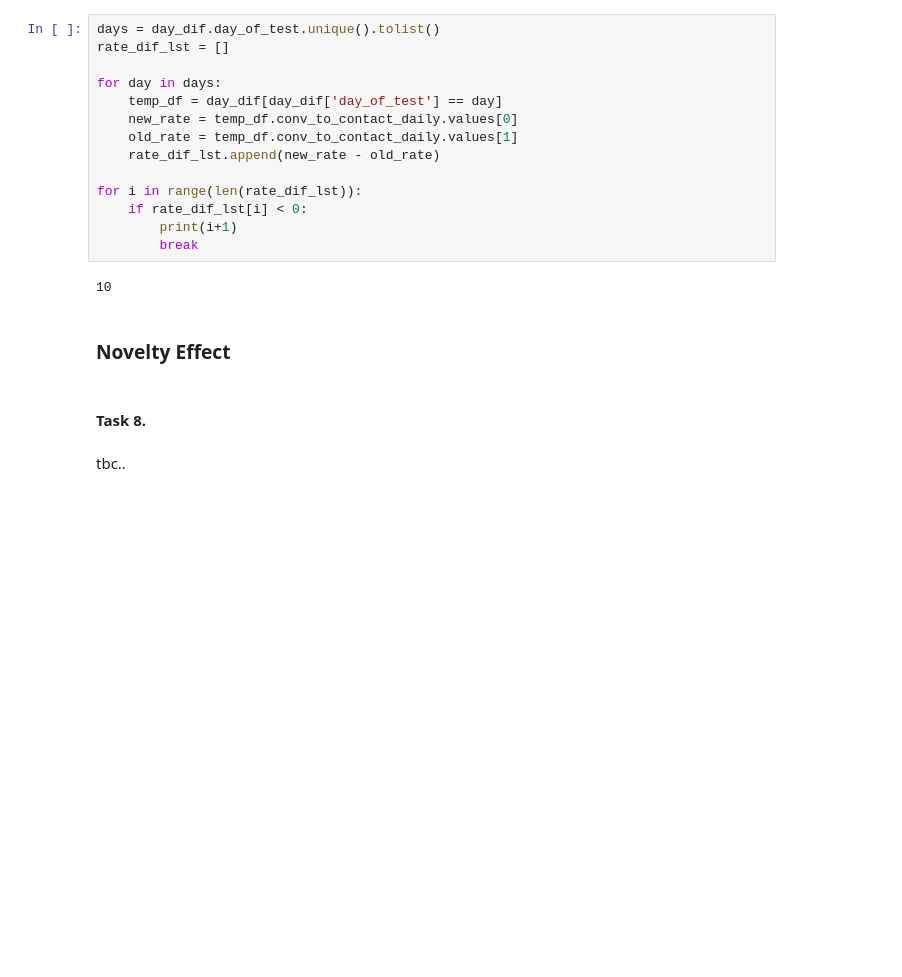
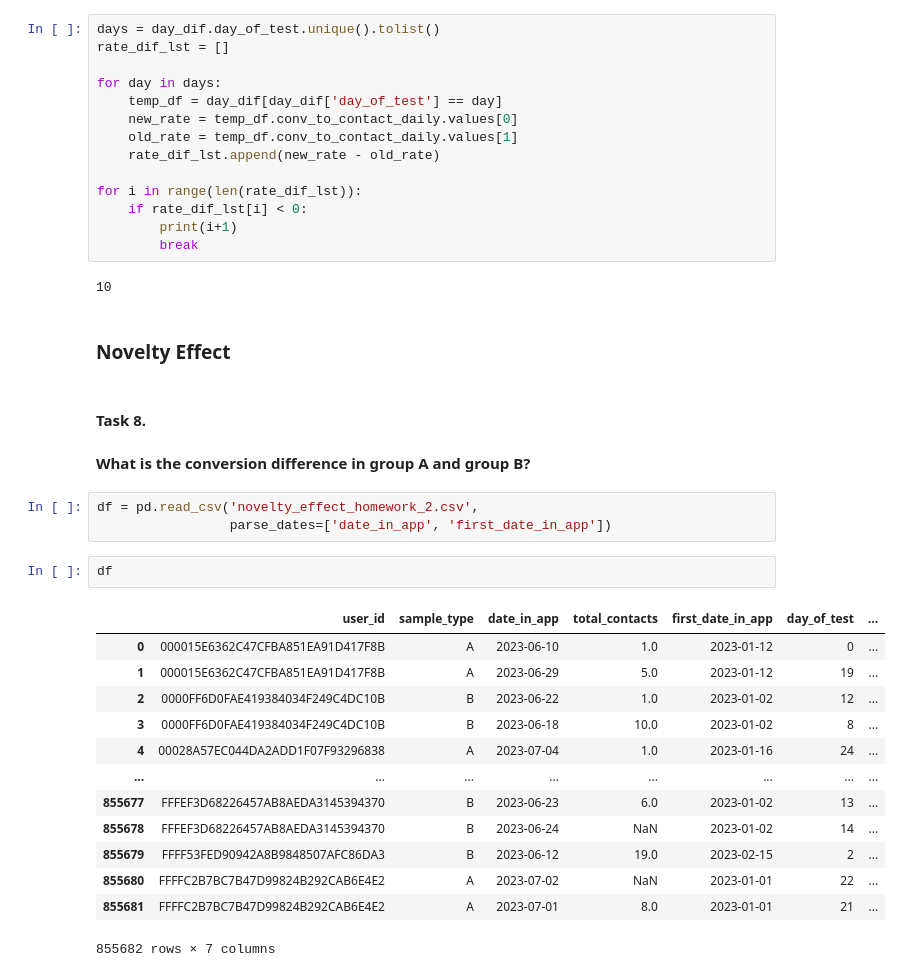
Before and after one commit to nktnlx/advanced_data_analysis_course, a Jupyter notebook: 03_ab_testing/07_external_validity.ipynb, the cells around one changed output. Drawn from its saved outputs; the diff is of its cells as text; blank space fills up the shorter version.

```diff
--- a/03_ab_testing/07_external_validity.ipynb
+++ b/03_ab_testing/07_external_validity.ipynb
@@ -249,4 +254,23 @@ for i in range(len(rate_dif_lst)):
 # %% [markdown]
 #### Task 8.
 # %% [markdown]
-tbc..
+ **What is the conversion difference in group A and group B?**
+# %%
+df = pd.read_csv('novelty_effect_homework_2.csv',
+                 parse_dates=['date_in_app', 'first_date_in_app'])
+# %%
+df
+# %% [output]
+|  | user_id | sample_type | date_in_app | total_contacts | first_date_in_app | day_of_test | ... |
+| 0 | 000015E6362C47CFBA851EA91D417F8B | A | 2023-06-10 | 1.0 | 2023-01-12 | 0 | ... |
+| 1 | 000015E6362C47CFBA851EA91D417F8B | A | 2023-06-29 | 5.0 | 2023-01-12 | 19 | ... |
+| 2 | 0000FF6D0FAE419384034F249C4DC10B | B | 2023-06-22 | 1.0 | 2023-01-02 | 12 | ... |
+| 3 | 0000FF6D0FAE419384034F249C4DC10B | B | 2023-06-18 | 10.0 | 2023-01-02 | 8 | ... |
+| 4 | 00028A57EC044DA2ADD1F07F93296838 | A | 2023-07-04 | 1.0 | 2023-01-16 | 24 | ... |
+| ... | ... | ... | ... | ... | ... | ... | ... |
+| 855677 | FFFEF3D68226457AB8AEDA3145394370 | B | 2023-06-23 | 6.0 | 2023-01-02 | 13 | ... |
+| 855678 | FFFEF3D68226457AB8AEDA3145394370 | B | 2023-06-24 | NaN | 2023-01-02 | 14 | ... |
+| 855679 | FFFF53FED90942A8B9848507AFC86DA3 | B | 2023-06-12 | 19.0 | 2023-02-15 | 2 | ... |
+| 855680 | FFFFC2B7BC7B47D99824B292CAB6E4E2 | A | 2023-07-02 | NaN | 2023-01-01 | 22 | ... |
+| 855681 | FFFFC2B7BC7B47D99824B292CAB6E4E2 | A | 2023-07-01 | 8.0 | 2023-01-01 | 21 | ... |
+855682 rows × 7 columns
```
Also changed, not shown: parts of 29 cells of this notebook.
